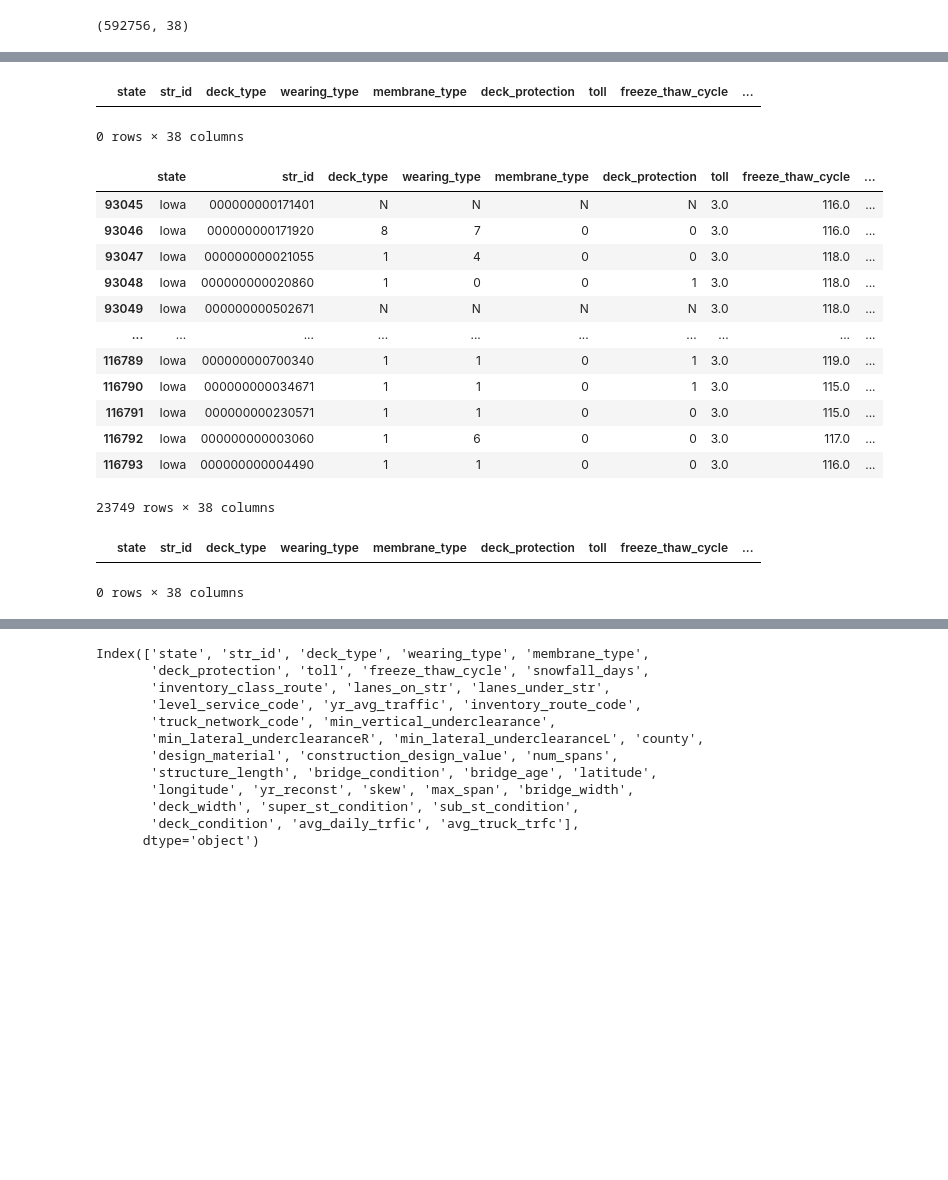
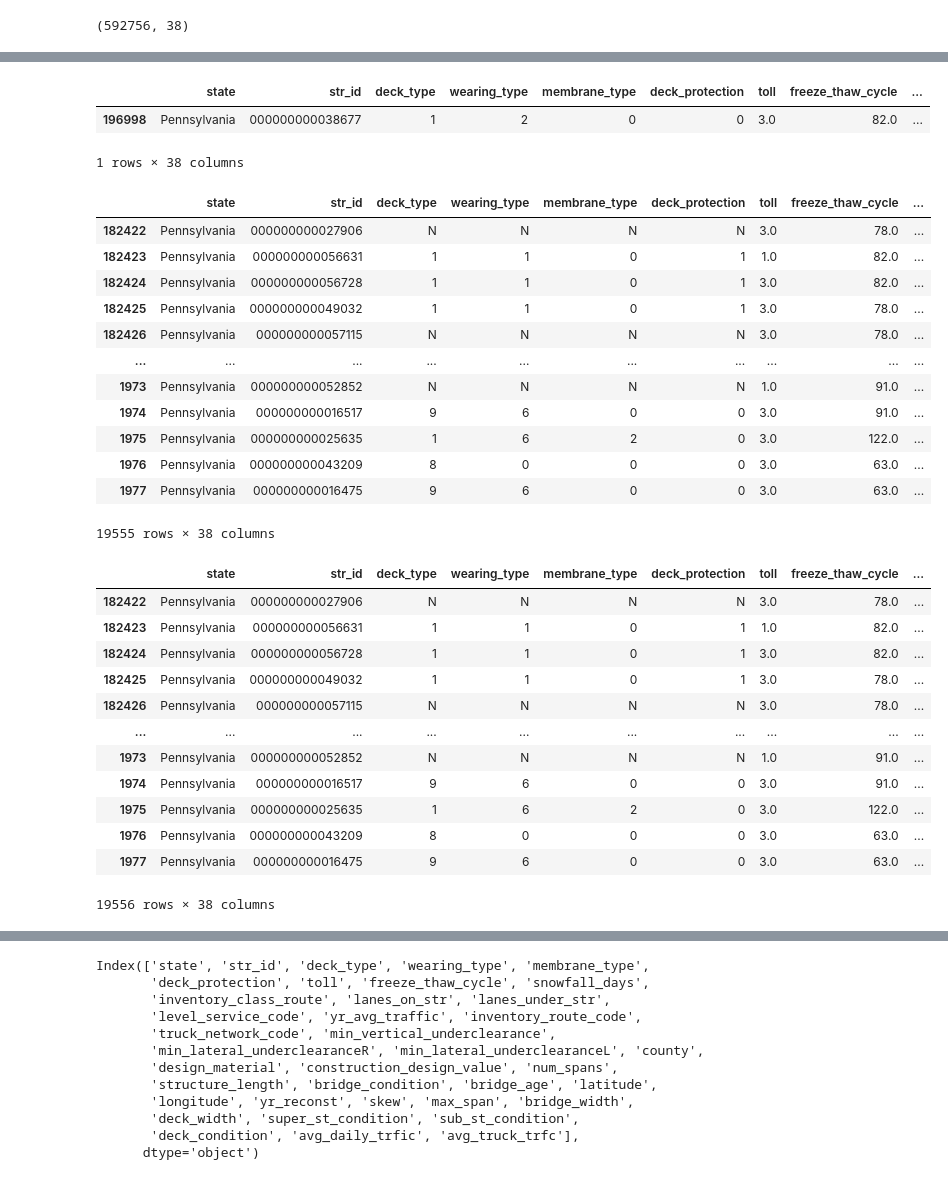
Before and after one commit to Milenaafeworki/Bridges-Condition-Classification, a Jupyter notebook: Visualizations.ipynb, the cells around one changed output, grey strips where cells are left out. Cells and saved outputs as stored; diff of their text form; code cells hidden in the pictures; blank space fills up the shorter version.

```diff
--- a/Visualizations.ipynb
+++ b/Visualizations.ipynb
@@ -74,31 +74,43 @@ array(['  Alabama', '  Delaware', '  District of Columbia', '  Florida',
        '  Wyoming', '  California', '  Colorado', '  Connecticut'],
       dtype=object)
 # %%
-df.loc[df['state']==' Iowa']
+df.loc[df['state']==' Pennsylvania']
 # %% [output]
 |  | state | str_id | deck_type | wearing_type | membrane_type | deck_protection | toll | freeze_thaw_cycle | ... |
+| 196998 | Pennsylvania | 000000000038677 | 1 | 2 | 0 | 0 | 3.0 | 82.0 | ... |
-0 rows × 38 columns
+1 rows × 38 columns
 # %%
-df.loc[df['state']=='  Iowa']
+df.loc[df['state']=='  Pennsylvania']
 # %% [output]
 |  | state | str_id | deck_type | wearing_type | membrane_type | deck_protection | toll | freeze_thaw_cycle | ... |
-| 93045 | Iowa | 000000000171401 | N | N | N | N | 3.0 | 116.0 | ... |
-| 93046 | Iowa | 000000000171920 | 8 | 7 | 0 | 0 | 3.0 | 116.0 | ... |
-| 93047 | Iowa | 000000000021055 | 1 | 4 | 0 | 0 | 3.0 | 118.0 | ... |
-| 93048 | Iowa | 000000000020860 | 1 | 0 | 0 | 1 | 3.0 | 118.0 | ... |
-| 93049 | Iowa | 000000000502671 | N | N | N | N | 3.0 | 118.0 | ... |
+| 182422 | Pennsylvania | 000000000027906 | N | N | N | N | 3.0 | 78.0 | ... |
+| 182423 | Pennsylvania | 000000000056631 | 1 | 1 | 0 | 1 | 1.0 | 82.0 | ... |
+| 182424 | Pennsylvania | 000000000056728 | 1 | 1 | 0 | 1 | 3.0 | 82.0 | ... |
+| 182425 | Pennsylvania | 000000000049032 | 1 | 1 | 0 | 1 | 3.0 | 78.0 | ... |
+| 182426 | Pennsylvania | 000000000057115 | N | N | N | N | 3.0 | 78.0 | ... |
 | ... | ... | ... | ... | ... | ... | ... | ... | ... | ... |
-| 116789 | Iowa | 000000000700340 | 1 | 1 | 0 | 1 | 3.0 | 119.0 | ... |
-| 116790 | Iowa | 000000000034671 | 1 | 1 | 0 | 1 | 3.0 | 115.0 | ... |
-| 116791 | Iowa | 000000000230571 | 1 | 1 | 0 | 0 | 3.0 | 115.0 | ... |
-| 116792 | Iowa | 000000000003060 | 1 | 6 | 0 | 0 | 3.0 | 117.0 | ... |
-| 116793 | Iowa | 000000000004490 | 1 | 1 | 0 | 0 | 3.0 | 116.0 | ... |
+| 1973 | Pennsylvania | 000000000052852 | N | N | N | N | 1.0 | 91.0 | ... |
+| 1974 | Pennsylvania | 000000000016517 | 9 | 6 | 0 | 0 | 3.0 | 91.0 | ... |
+| 1975 | Pennsylvania | 000000000025635 | 1 | 6 | 2 | 0 | 3.0 | 122.0 | ... |
+| 1976 | Pennsylvania | 000000000043209 | 8 | 0 | 0 | 0 | 3.0 | 63.0 | ... |
+| 1977 | Pennsylvania | 000000000016475 | 9 | 6 | 0 | 0 | 3.0 | 63.0 | ... |
-23749 rows × 38 columns
+19555 rows × 38 columns
 # %%
-df['state'] = df['state'].replace(' Pennsylvania', 'Pennsylvania', regex=True)
+df['state'] = df['state'].replace(' Pennsylvania', 'Pennsylvania')
 df['state'] = df['state'].replace('  Pennsylvania', 'Pennsylvania')
 # %%
-df.loc[df['state']=='Iowa']
+df.loc[df['state']=='Pennsylvania']
 # %% [output]
 |  | state | str_id | deck_type | wearing_type | membrane_type | deck_protection | toll | freeze_thaw_cycle | ... |
+| 182422 | Pennsylvania | 000000000027906 | N | N | N | N | 3.0 | 78.0 | ... |
+| 182423 | Pennsylvania | 000000000056631 | 1 | 1 | 0 | 1 | 1.0 | 82.0 | ... |
+| 182424 | Pennsylvania | 000000000056728 | 1 | 1 | 0 | 1 | 3.0 | 82.0 | ... |
+| 182425 | Pennsylvania | 000000000049032 | 1 | 1 | 0 | 1 | 3.0 | 78.0 | ... |
+| 182426 | Pennsylvania | 000000000057115 | N | N | N | N | 3.0 | 78.0 | ... |
+| ... | ... | ... | ... | ... | ... | ... | ... | ... | ... |
+| 1973 | Pennsylvania | 000000000052852 | N | N | N | N | 1.0 | 91.0 | ... |
+| 1974 | Pennsylvania | 000000000016517 | 9 | 6 | 0 | 0 | 3.0 | 91.0 | ... |
+| 1975 | Pennsylvania | 000000000025635 | 1 | 6 | 2 | 0 | 3.0 | 122.0 | ... |
+| 1976 | Pennsylvania | 000000000043209 | 8 | 0 | 0 | 0 | 3.0 | 63.0 | ... |
+| 1977 | Pennsylvania | 000000000016475 | 9 | 6 | 0 | 0 | 3.0 | 63.0 | ... |
-0 rows × 38 columns
+19556 rows × 38 columns
```
Also changed, not shown: parts of 12 cells of this notebook, 1 other file.
